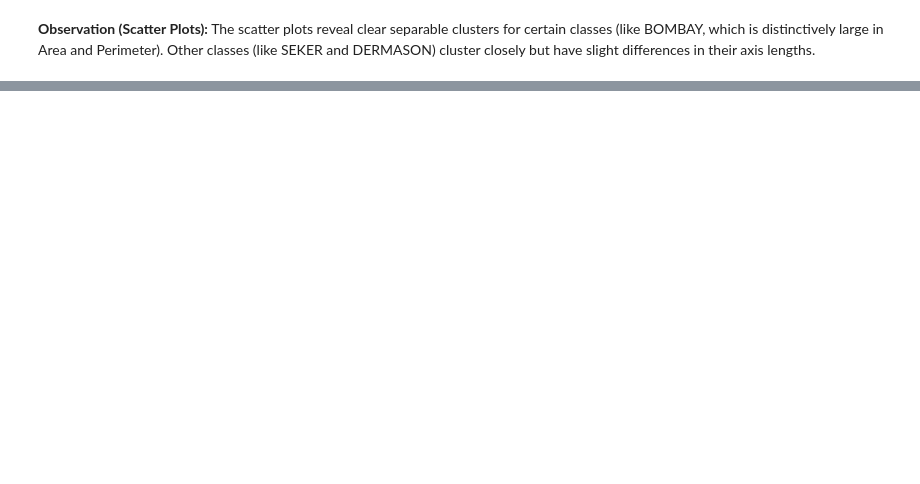
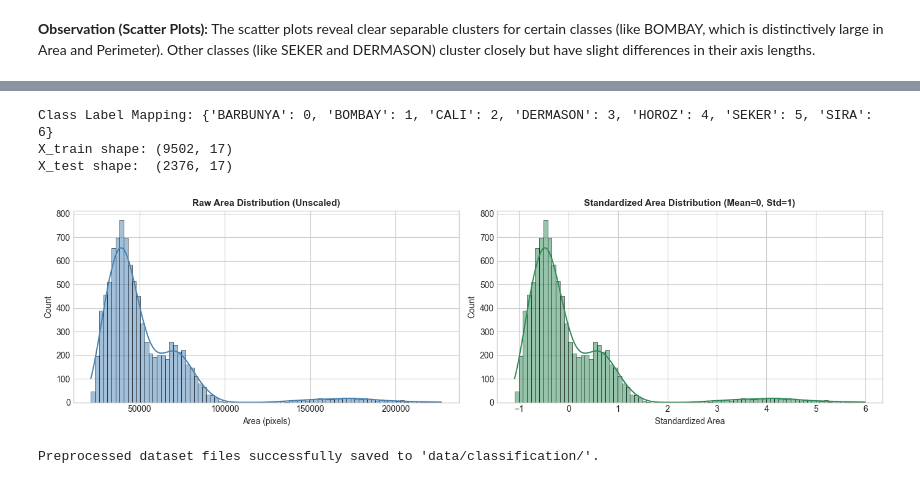
Before and after one commit to likhith1253/ML_Capstone, a Jupyter notebook: classification/classification_preprocessing.ipynb, the cells around one changed output, grey strips where cells are left out. Drawn from its saved outputs; the diff is of its cells as text; code cells hidden in the pictures; blank space fills up the shorter version.

Commit message:
Upgrade classification preprocessing section B and simplify notebook language

```diff
--- a/classification/classification_preprocessing.ipynb
+++ b/classification/classification_preprocessing.ipynb
@@ -220,0 +272,49 @@ Preprocessed data saved to data/classification/ directory.
+# %%
+# 1. Encode Target Variable
+le = LabelEncoder()
+X = df_cleaned.drop('Class', axis=1)
+y = le.fit_transform(df_cleaned['Class'])
+
+class_mapping = dict(zip(le.classes_, range(len(le.classes_))))
+print("Class Label Mapping:", class_mapping)
+
+# 2. Stratified 80/20 Train/Test Split
+X_train, X_test, y_train, y_test = train_test_split(
+    X, y, test_size=0.20, random_state=42, stratify=y
+)
+
+# 3. Feature Scaling without Data Leakage
+scaler = StandardScaler()
+X_train_scaled = pd.DataFrame(scaler.fit_transform(X_train), columns=X_train.columns)
+X_test_scaled = pd.DataFrame(scaler.transform(X_test), columns=X_test.columns)
+
+print(f"X_train shape: {X_train_scaled.shape}")
+print(f"X_test shape:  {X_test_scaled.shape}")
+
+# Visualize Pre- vs. Post-Scaling Distributions for Area
+fig, axes = plt.subplots(1, 2, figsize=(14, 4))
+sns.histplot(X_train['Area'], kde=True, color='steelblue', ax=axes[0])
+axes[0].set_title("Raw Area Distribution (Unscaled)", fontsize=11, fontweight='bold')
+axes[0].set_xlabel("Area (pixels)")
+
+sns.histplot(X_train_scaled['Area'], kde=True, color='seagreen', ax=axes[1])
+axes[1].set_title("Standardized Area Distribution (Mean=0, Std=1)", fontsize=11, fontweight='bold')
+axes[1].set_xlabel("Standardized Area")
+
+plt.tight_layout()
+plt.show()
+
+# 4. Save preprocessed splits
+os.makedirs('../data/classification', exist_ok=True)
+X_train_scaled.to_csv('../data/classification/X_train.csv', index=False)
+X_test_scaled.to_csv('../data/classification/X_test.csv', index=False)
+pd.DataFrame(y_train, columns=['Class']).to_csv('../data/classification/y_train.csv', index=False)
+pd.DataFrame(y_test, columns=['Class']).to_csv('../data/classification/y_test.csv', index=False)
+
+print("Preprocessed dataset files successfully saved to 'data/classification/'.")
+# %% [output]
+Class Label Mapping: {'BARBUNYA': 0, 'BOMBAY': 1, 'CALI': 2, 'DERMASON': 3, 'HOROZ': 4, 'SEKER': 5, 'SIRA': 6}
+X_train shape: (9502, 17)
+X_test shape:  (2376, 17)
+[figure, added]
+Preprocessed dataset files successfully saved to 'data/classification/'.
```
Also changed, not shown: parts of 15 cells of this notebook, 3 other files.
